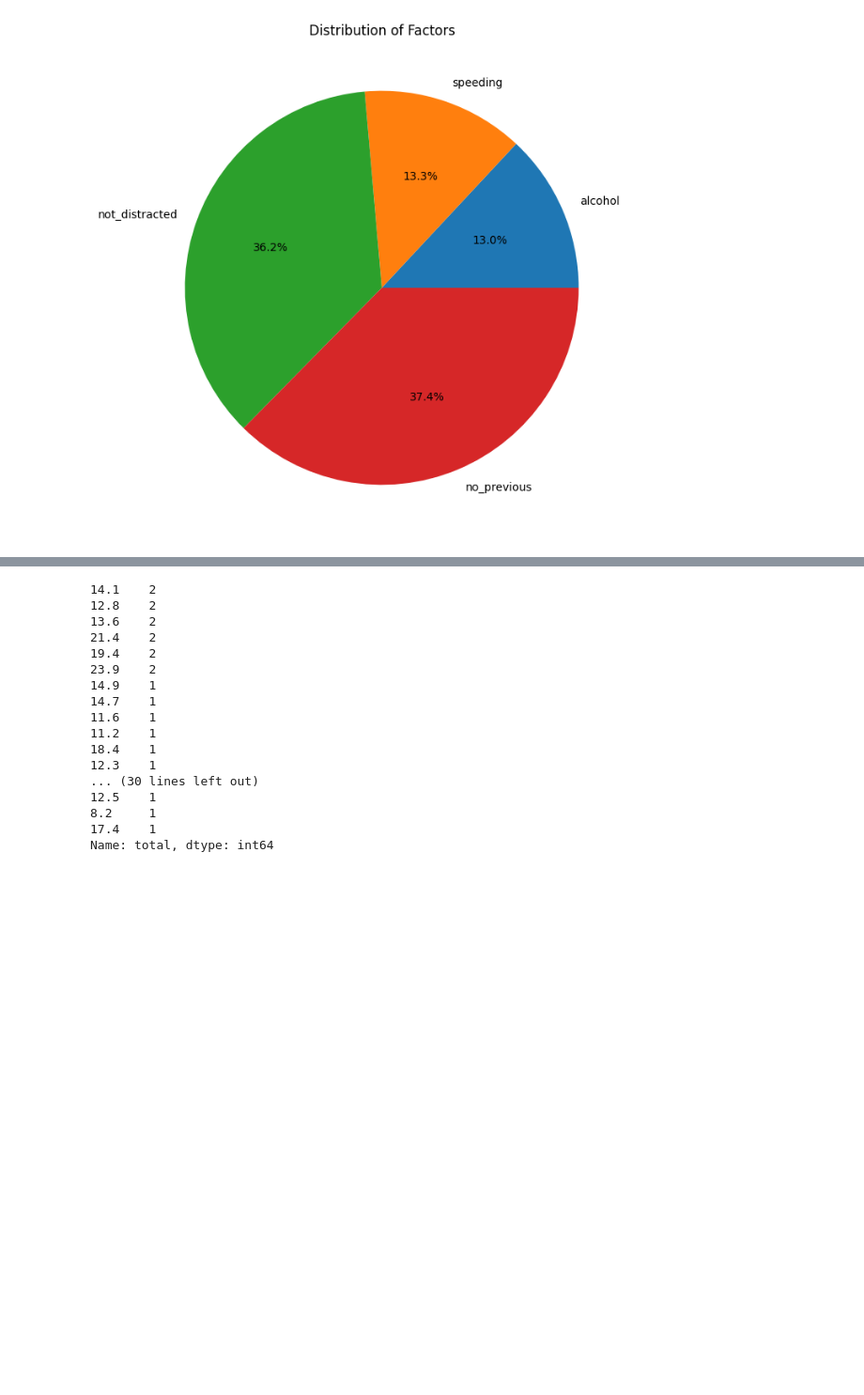
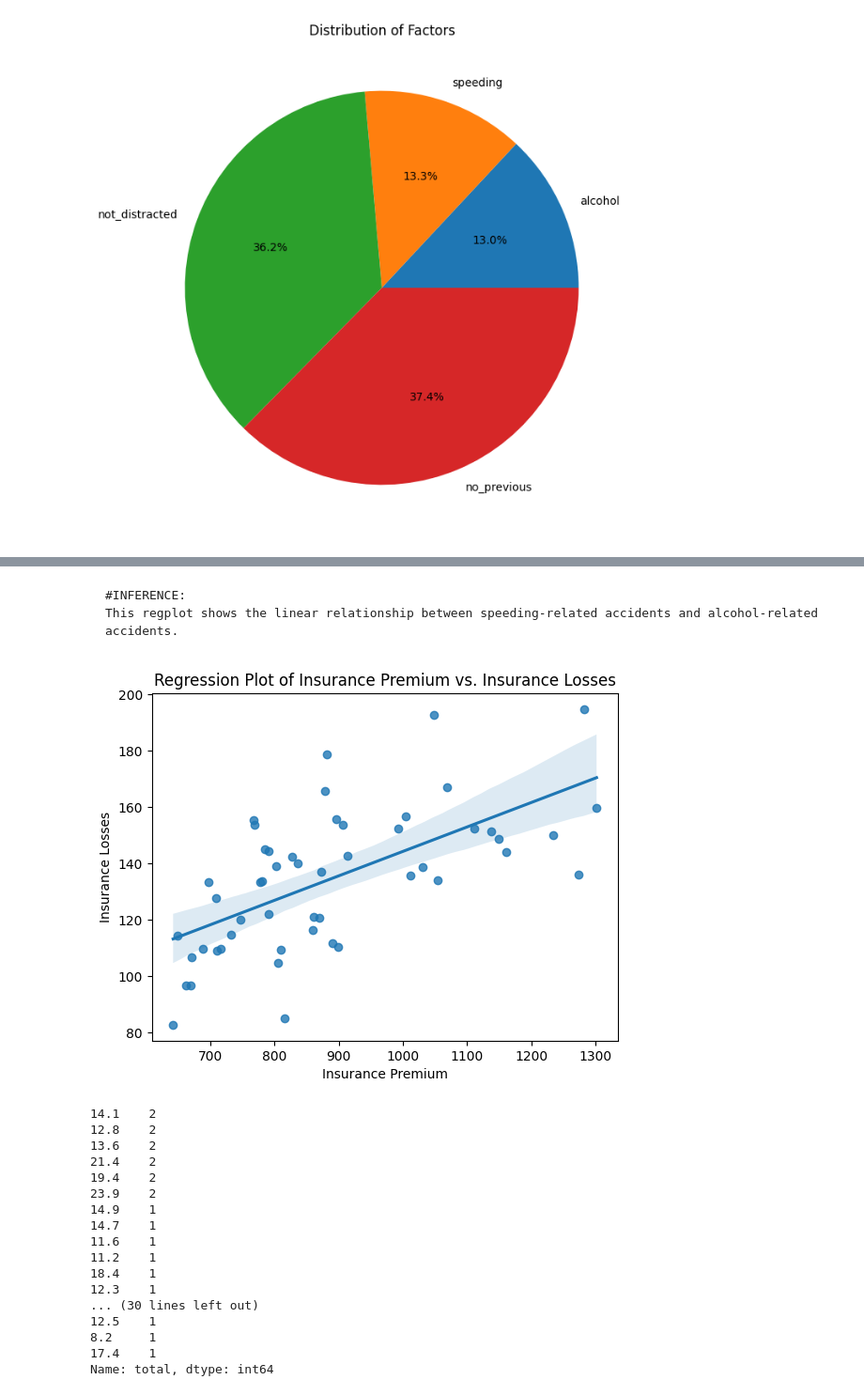
Before and after one commit to smartinternz02/SI-GuidedProject-582280-1694666197, a Jupyter notebook: assignment2_sam-2.ipynb, the cells around one changed output, grey strips where cells are left out. Shown at 94% size. Saved outputs shown, nothing was run; the diff lists cells and outputs as text; code cells hidden in the pictures; blank space fills up the shorter version.

```diff
--- a/assignment2_sam-2.ipynb
+++ b/assignment2_sam-2.ipynb
@@ -385,3 +390,14 @@ plt.show()
+# %% [markdown]
+    #INFERENCE:
+    This regplot shows the linear relationship between speeding-related accidents and alcohol-related accidents.
+# %%
+sns.regplot(x="ins_premium", y="ins_losses", data=df)
+plt.xlabel("Insurance Premium")
+plt.ylabel("Insurance Losses")
+plt.title("Regression Plot of Insurance Premium vs. Insurance Losses")
+plt.show()
+# %% [output]
+[figure, added]
 # %%
 df["total"].value_counts()
 # %% [output]
```
Also changed, not shown: parts of 1 cell of this notebook.
